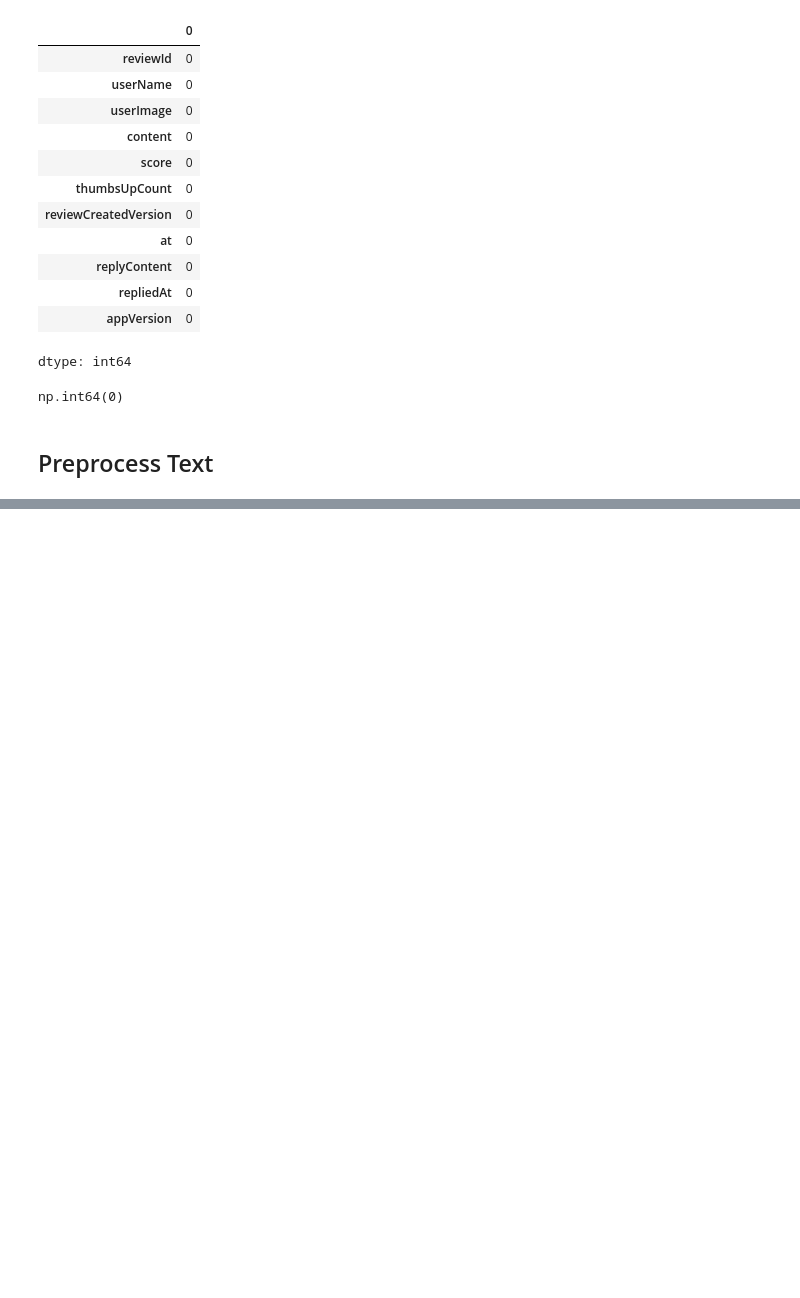
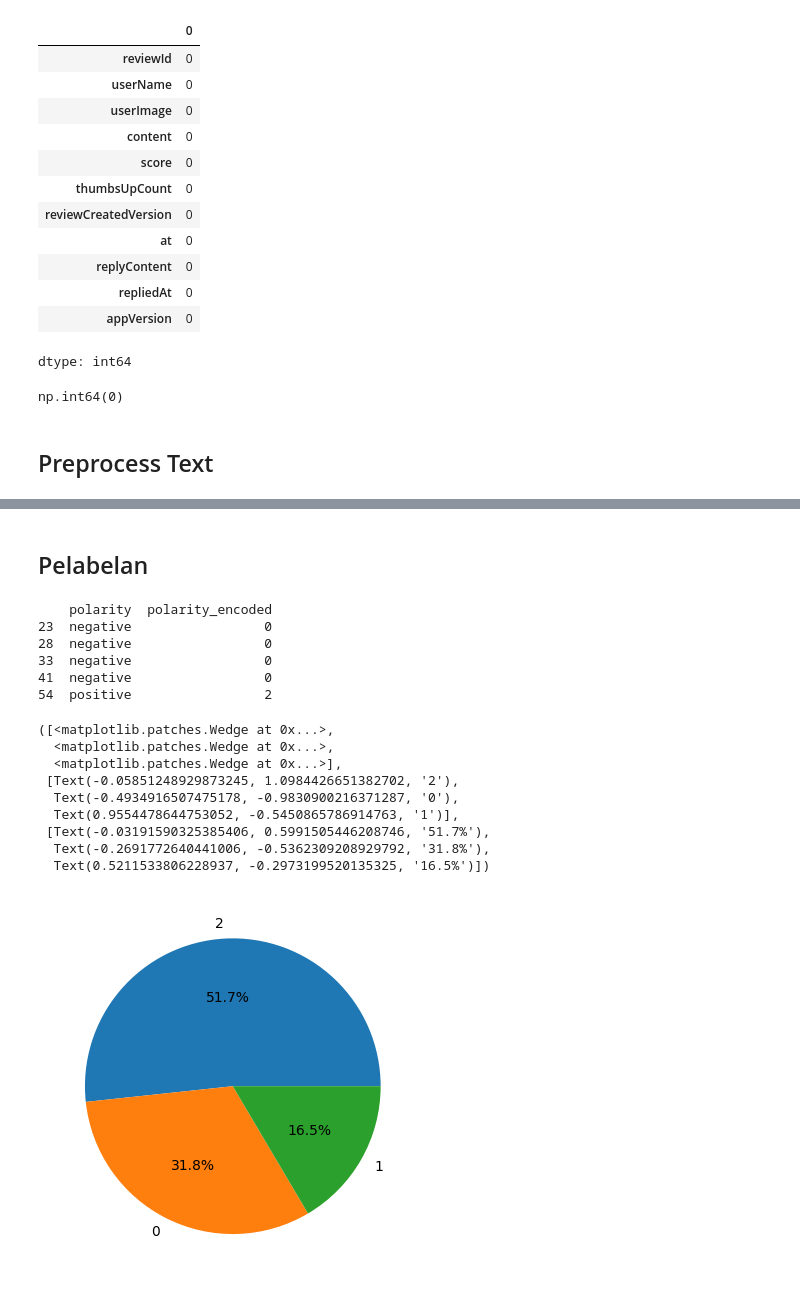
Before and after one commit to Dhlih/Submission-Dicoding-Analisis-Sentimen, a Jupyter notebook: Pelatihan_Model.ipynb, the cells around one changed output, grey strips where cells are left out. Drawn from its saved outputs; the diff is of its cells as text; code cells hidden in the pictures; blank space fills up the shorter version.

```diff
--- a/Pelatihan_Model.ipynb
+++ b/Pelatihan_Model.ipynb
@@ -214,3 +193,44 @@ clean_df.head()
 | 33 | 96709d16-28e3-4dc9-aef2-7562a85b129e | Pengguna Google | https://play-lh.googleusercontent... | Terima kasih sudah memberi kesemp... | 2 | 3 | 2.0.6 | 2026-01-24 23:28:33 | ... |
 | 41 | 03dc5e28-0e6f-403a-87f1-694e00c29b5d | Pengguna Google | https://play-lh.googleusercontent... | astaga ipusnas... kenapa makin je... | 1 | 15 | 2.0.6 | 2026-01-29 23:28:07 | ... |
 | 54 | b74d631a-0828-44db-bea5-8d459c8ca039 | Pengguna Google | https://play-lh.googleusercontent... | Koleksi bukunya banyak banget! Me... | 5 | 2 | 2.1.0 | 2026-02-13 03:10:28 | ... |
+# %% [markdown]
+## Pelabelan
+# %%
+def label_sentiment(score):
+  if score < 3:
+    return "negative"
+  elif score == 3:
+    return "neutral"
+  else:
+    return "positive"
+
+clean_df["polarity"] = clean_df["score"].apply(label_sentiment)
+# %%
+mapping = {
+    'negative': 0,
+    'neutral': 1,
+    'positive': 2
+}
+
+clean_df['polarity_encoded'] = clean_df['polarity'].map(mapping)
+print(clean_df[['polarity', 'polarity_encoded']].head())
+# %% [output]
+    polarity  polarity_encoded
+23  negative                 0
+28  negative                 0
+33  negative                 0
+41  negative                 0
+54  positive                 2
+# %%
+plt.pie(clean_df["polarity_encoded"].value_counts(), labels=clean_df["polarity"].value_counts().index, autopct='%1.1f%%')
+# %% [output]
+([<matplotlib.patches.Wedge at 0x...>,
+  <matplotlib.patches.Wedge at 0x...>,
+  <matplotlib.patches.Wedge at 0x...>],
+ [Text(-0.05851248929873245, 1.0984426651382702, '2'),
+  Text(-0.4934916507475178, -0.9830900216371287, '0'),
+  Text(0.9554478644753052, -0.5450865786914763, '1')],
+ [Text(-0.03191590325385406, 0.5991505446208746, '51.7%'),
+  Text(-0.2691772640441006, -0.5362309208929792, '31.8%'),
+  Text(0.5211533806228937, -0.2973199520135325, '16.5%')])
+[figure, added]
```
Also changed, not shown: parts of 11 cells of this notebook.
